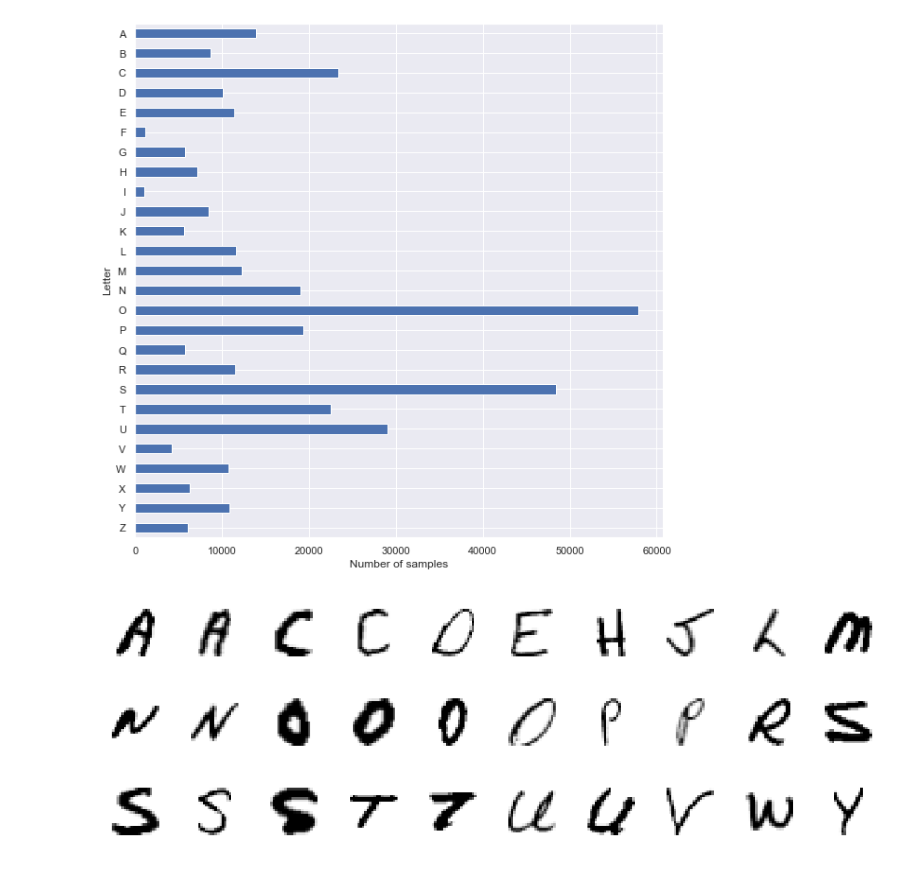
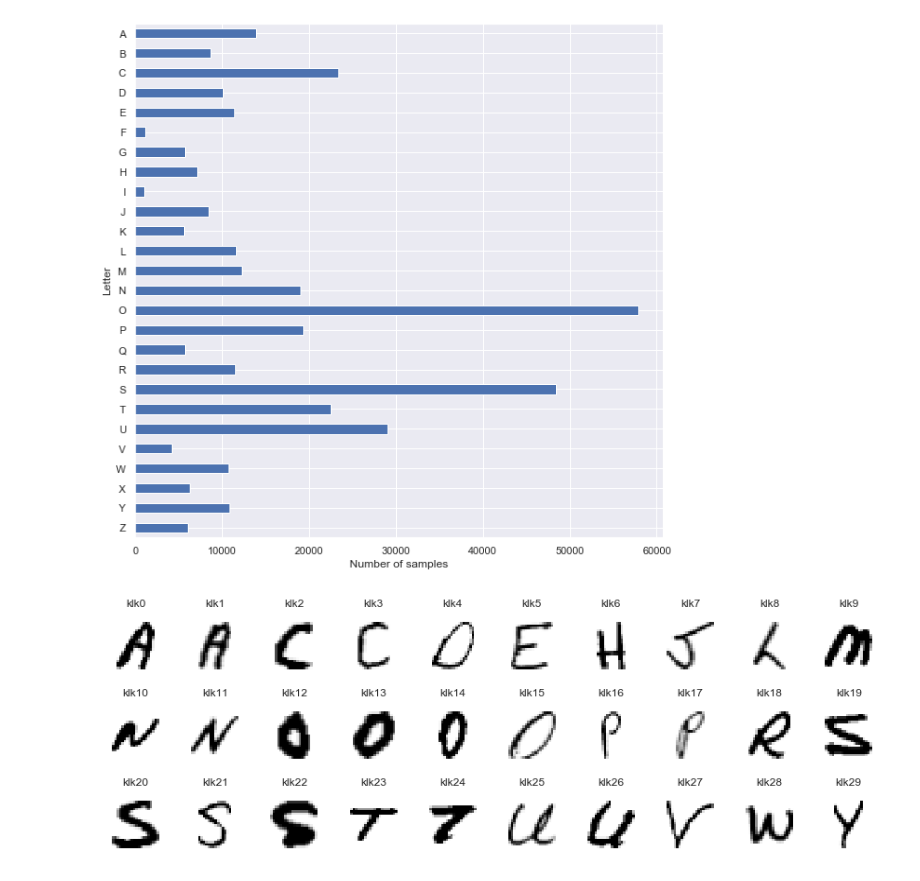
Before and after one commit to maymac00/sheetScan_spellCorrector, a Jupyter notebook: VC.ipynb, the cells around one changed output. Saved outputs shown, nothing was run; the diff lists cells and outputs as text; code cells hidden in the pictures.

```diff
--- a/VC.ipynb
+++ b/VC.ipynb
@@ -51,6 +53,7 @@ class LetersCNN:
 
         transform = MinMaxScaler()
         transform.fit(X_train)
+        #self.transform = transform
         X_train = transform.transform(X_train)
         X_test = transform.transform(X_test)
 
@@ -73,7 +76,12 @@ class LetersCNN:
 
     def test(self):
         scores = self.model.evaluate(self.X_test,self.Y_test, verbose=0)
+        print(self.X_test.shape)
         print("CNN Score:",scores[1])
+
+    def predict(self, X):
+        classes = self.model.predict(X)
+        return classes
 
     def saveNN(self):
         model_json = self.model.to_json()
@@ -111,11 +119,12 @@ plt.show()
 # %%
 plt.figure(figsize = (15,5))
 row, col = 10, 3
 numero = int(letras.X.shape[0]/(row*col))
 for i in range(row*col):
     plt.subplot(col, row, i+1)
     plt.imshow(letras.X.iloc[i*numero].values.reshape(28,28),interpolation='nearest', cmap='Greys')
+    plt.title("klk"+str(i))
     plt.axis('off')
 plt.show()
 # %% [output]
-[figure, old version]
+[figure, new version]
```
Also changed, not shown: parts of 11 cells of this notebook, 14 other files.
